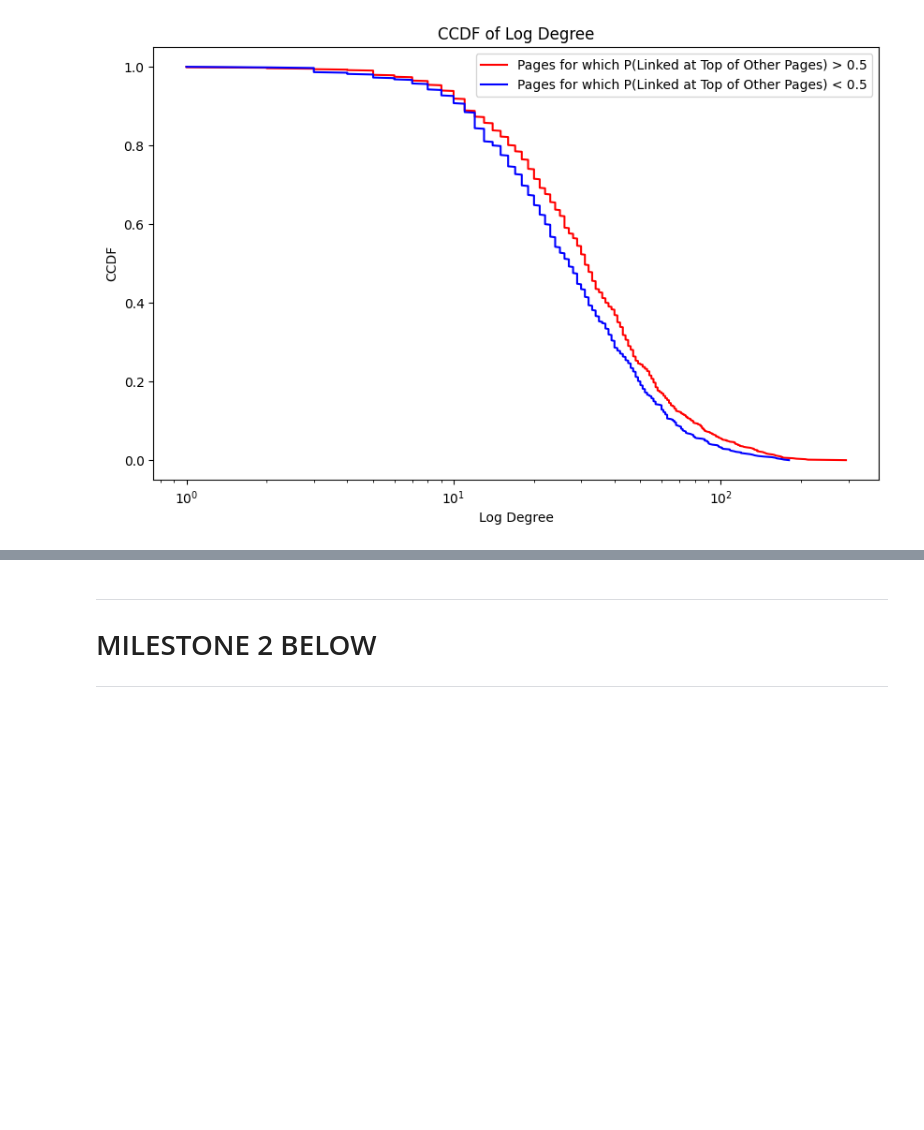
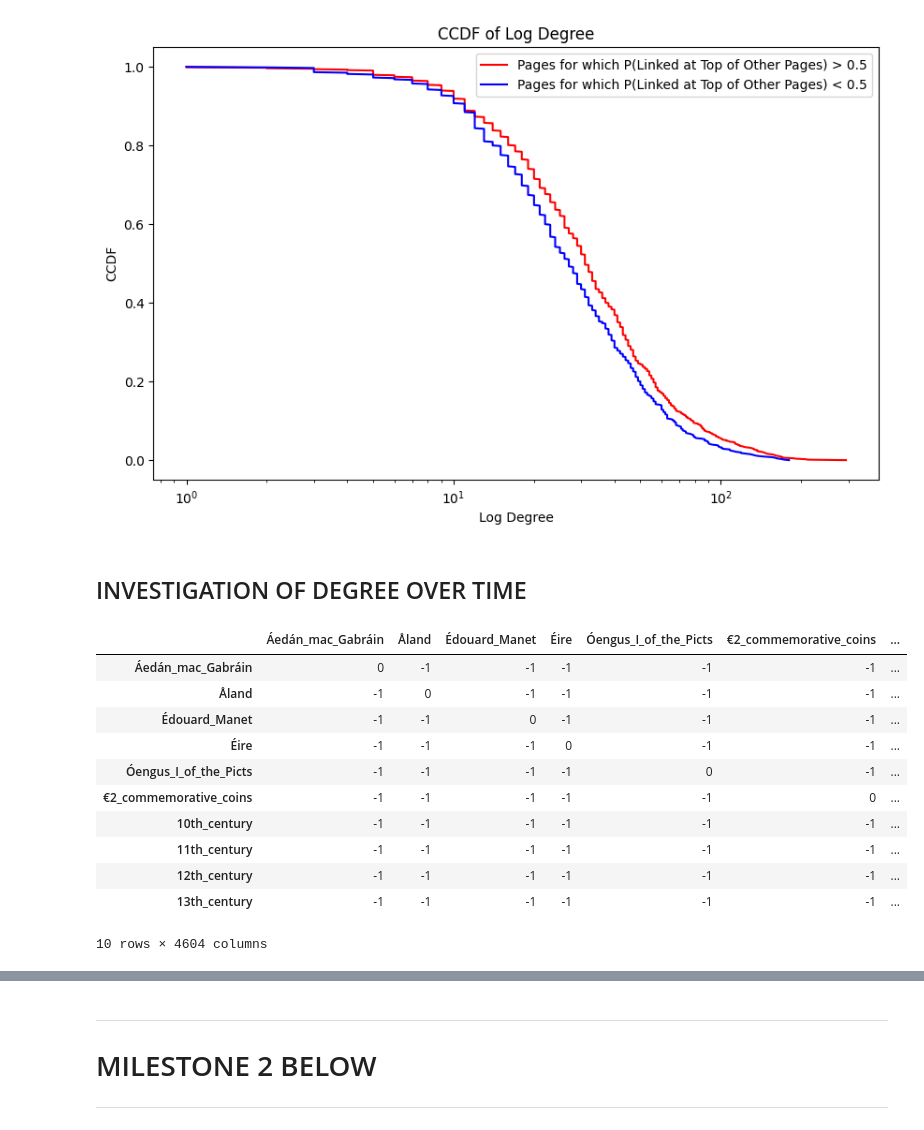
Before and after one commit to epfl-ada/ada-2023-project-klech, a Jupyter notebook: analysis.ipynb, the cells around one changed output, grey strips where cells are left out. Cells and saved outputs as stored; diff of their text form; code cells hidden in the pictures; blank space fills up the shorter version.

```diff
--- a/analysis.ipynb
+++ b/analysis.ipynb
@@ -765,3 +767,5 @@ plt.legend()
 plt.show()
 # %% [output]
 [figure]
+# %% [markdown]
+## INVESTIGATION OF DEGREE OVER TIME
@@ -767,0 +780,41 @@ plt.show()
+# %%
+# Function to load the shortest path distance matrix from file
+def load_distance_matrix(list_of_names, file_path):
+    with open(file_path, 'r') as file:
+        lines = file.readlines()
+
+    # Assuming list_of_names contains the order of the nodes
+    list_of_names = list_of_names
+    # Create a dictionary to store the distances
+
+    distance_matrix = {}
+    for i, line in enumerate(lines):
+
+        if i>16:
+            idx = i-17
+            distances = list(line)[:-1]  # Split the line based on underscores
+            distances = [int(d) if d != '_' else -1 for d in distances]  # Convert to integers, -1 for unreachable
+            distance_matrix[list_of_names[idx]] = distances
+    return distance_matrix
+
+# File path to shortest-path-distance-matrix.txt
+file_path = data_dir + 'shortest-path-distance-matrix.txt'  # Update the file path accordingly
+
+# Load the distance matrix
+distance_matrix = load_distance_matrix(list_of_names, file_path)
+# %%
+distance_df = pd.DataFrame.from_dict(distance_matrix, orient='index', columns=list_of_names)
+distance_df.head(10)
+# %% [output]
+|  | Áedán_mac_Gabráin | Åland | Édouard_Manet | Éire | Óengus_I_of_the_Picts | €2_commemorative_coins | ... |
+| Áedán_mac_Gabráin | 0 | -1 | -1 | -1 | -1 | -1 | ... |
+| Åland | -1 | 0 | -1 | -1 | -1 | -1 | ... |
+| Édouard_Manet | -1 | -1 | 0 | -1 | -1 | -1 | ... |
+| Éire | -1 | -1 | -1 | 0 | -1 | -1 | ... |
+| Óengus_I_of_the_Picts | -1 | -1 | -1 | -1 | 0 | -1 | ... |
+| €2_commemorative_coins | -1 | -1 | -1 | -1 | -1 | 0 | ... |
+| 10th_century | -1 | -1 | -1 | -1 | -1 | -1 | ... |
+| 11th_century | -1 | -1 | -1 | -1 | -1 | -1 | ... |
+| 12th_century | -1 | -1 | -1 | -1 | -1 | -1 | ... |
+| 13th_century | -1 | -1 | -1 | -1 | -1 | -1 | ... |
+10 rows × 4604 columns
```
Also changed, not shown: parts of 11 cells of this notebook, 2 other files.
